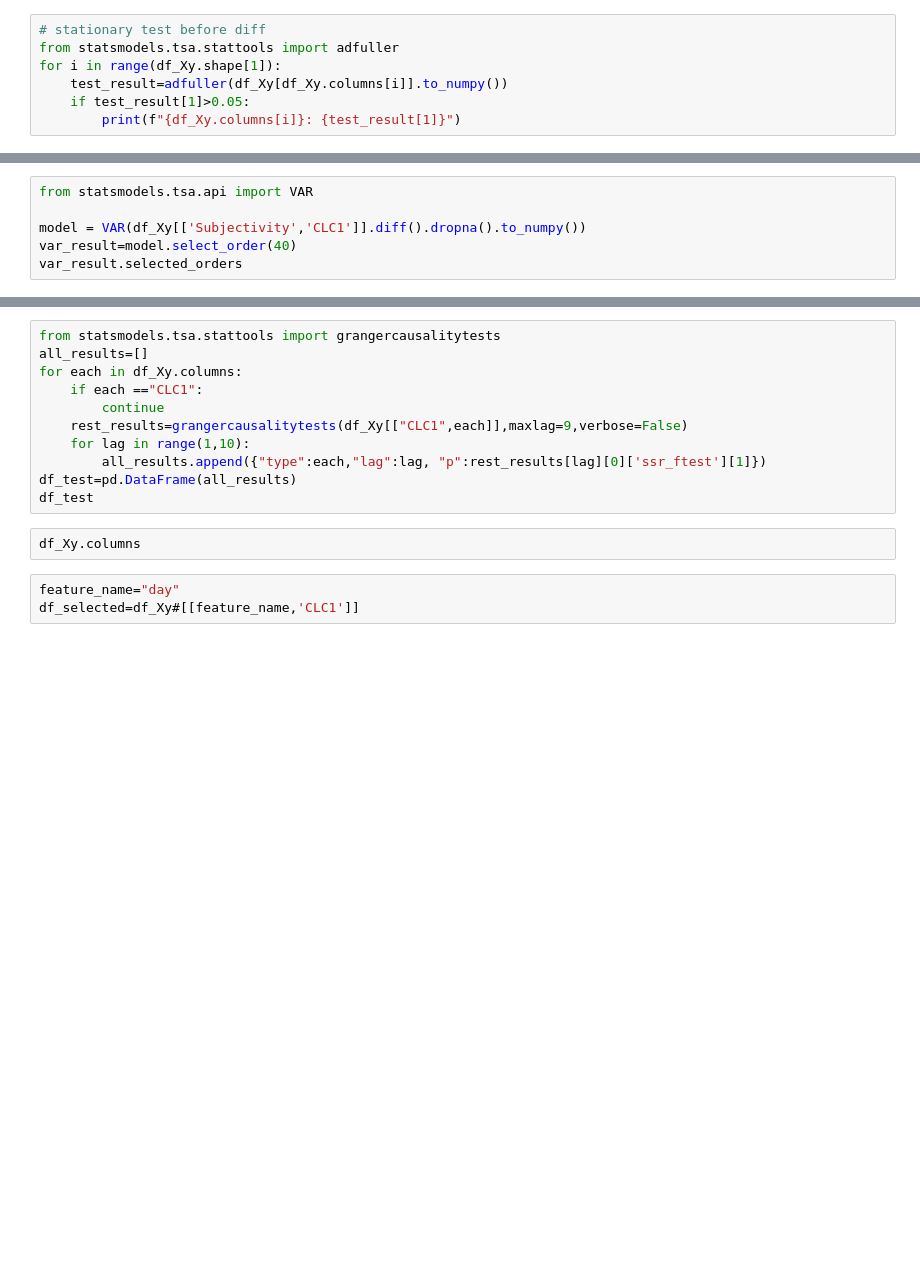
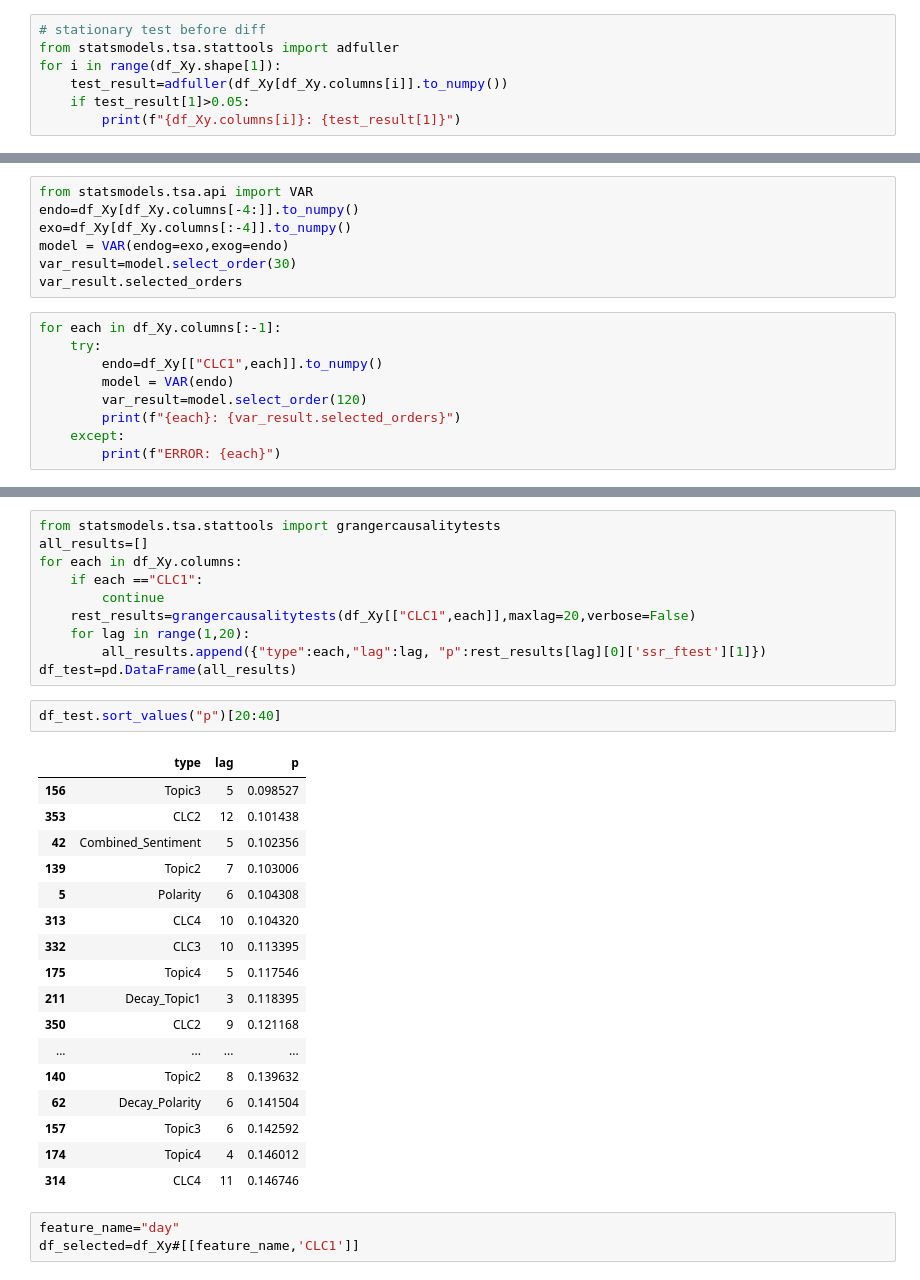
Before and after one commit to ben-edde/LIMA, a Jupyter notebook: model/bench.ipynb, the cells around one changed output, grey strips where cells are left out. Cells and saved outputs as stored; diff of their text form; blank space fills up the shorter version.

```diff
--- a/model/bench.ipynb
+++ b/model/bench.ipynb
@@ -368,6 +376,16 @@ df_Xy.columns[:]
 # %%
 from statsmodels.tsa.api import VAR
-
-model = VAR(df_Xy[['Subjectivity','CLC1']].diff().dropna().to_numpy())
-var_result=model.select_order(40)
+endo=df_Xy[df_Xy.columns[-4:]].to_numpy()
+exo=df_Xy[df_Xy.columns[:-4]].to_numpy()
+model = VAR(endog=exo,exog=endo)
+var_result=model.select_order(30)
 var_result.selected_orders
+# %%
+for each in df_Xy.columns[:-1]:
+    try:
+        endo=df_Xy[["CLC1",each]].to_numpy()
+        model = VAR(endo)
+        var_result=model.select_order(120)
+        print(f"{each}: {var_result.selected_orders}")
+    except:
+        print(f"ERROR: {each}")
@@ -381,13 +422,30 @@ all_results=[]
 for each in df_Xy.columns:
     if each =="CLC1":
         continue
-    rest_results=grangercausalitytests(df_Xy[["CLC1",each]],maxlag=9,verbose=False)
-    for lag in range(1,10):
+    rest_results=grangercausalitytests(df_Xy[["CLC1",each]],maxlag=20,verbose=False)
+    for lag in range(1,20):
         all_results.append({"type":each,"lag":lag, "p":rest_results[lag][0]['ssr_ftest'][1]})
 df_test=pd.DataFrame(all_results)
-df_test
-# %%
-df_Xy.columns
+# %%
+df_test.sort_values("p")[20:40]
+# %% [output]
+|  | type | lag | p |
+| 156 | Topic3 | 5 | 0.098527 |
+| 353 | CLC2 | 12 | 0.101438 |
+| 42 | Combined_Sentiment | 5 | 0.102356 |
+| 139 | Topic2 | 7 | 0.103006 |
+| 5 | Polarity | 6 | 0.104308 |
+| 313 | CLC4 | 10 | 0.104320 |
+| 332 | CLC3 | 10 | 0.113395 |
+| 175 | Topic4 | 5 | 0.117546 |
+| 211 | Decay_Topic1 | 3 | 0.118395 |
+| 350 | CLC2 | 9 | 0.121168 |
+| ... | ... | ... | ... |
+| 140 | Topic2 | 8 | 0.139632 |
+| 62 | Decay_Polarity | 6 | 0.141504 |
+| 157 | Topic3 | 6 | 0.142592 |
+| 174 | Topic4 | 4 | 0.146012 |
+| 314 | CLC4 | 11 | 0.146746 |
 # %%
 feature_name="day"
 df_selected=df_Xy#[[feature_name,'CLC1']]
```
Also changed, not shown: parts of 35 cells of this notebook.
